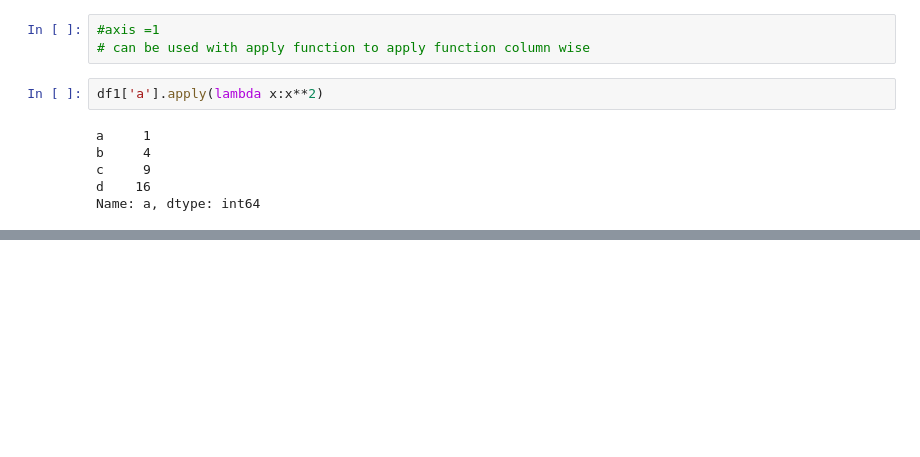
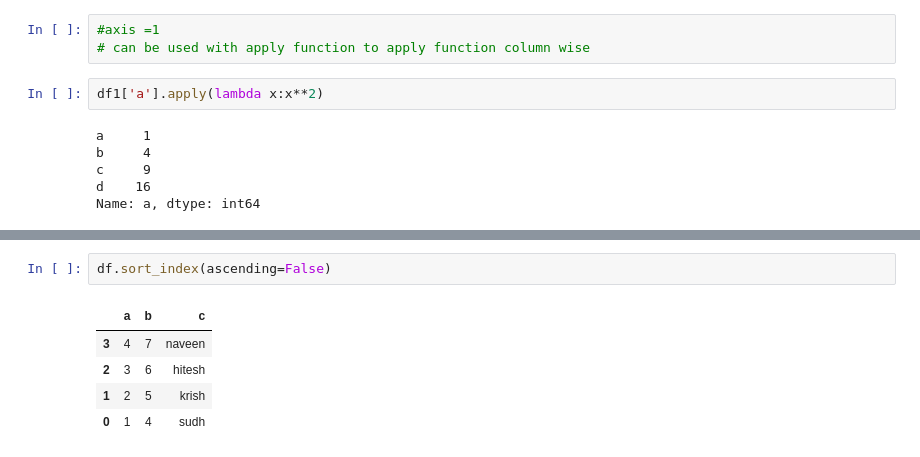
Before and after one commit to interrupted-dev/alpha, a Jupyter notebook: Pandas.ipynb, the cells around one changed output, grey strips where cells are left out. Cells and saved outputs as stored; diff of their text form; blank space fills up the shorter version.

```diff
--- a/Pandas.ipynb
+++ b/Pandas.ipynb
@@ -2256,0 +2369,8 @@ Name: b, dtype: int64
+# %%
+df.sort_index(ascending=False)
+# %% [output]
+|  | a | b | c |
+| 3 | 4 | 7 | naveen |
+| 2 | 3 | 6 | hitesh |
+| 1 | 2 | 5 | krish |
+| 0 | 1 | 4 | sudh |
```
Also changed, not shown: parts of 24 cells of this notebook.
